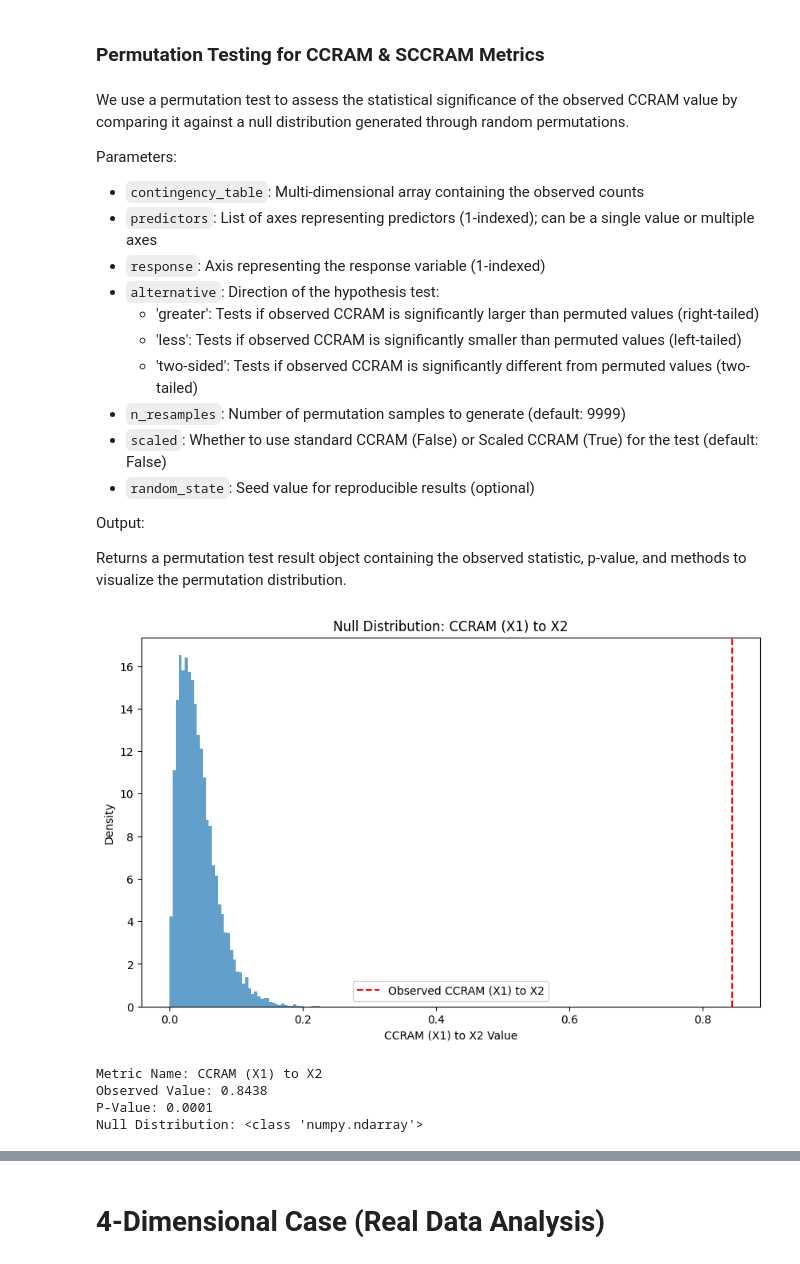
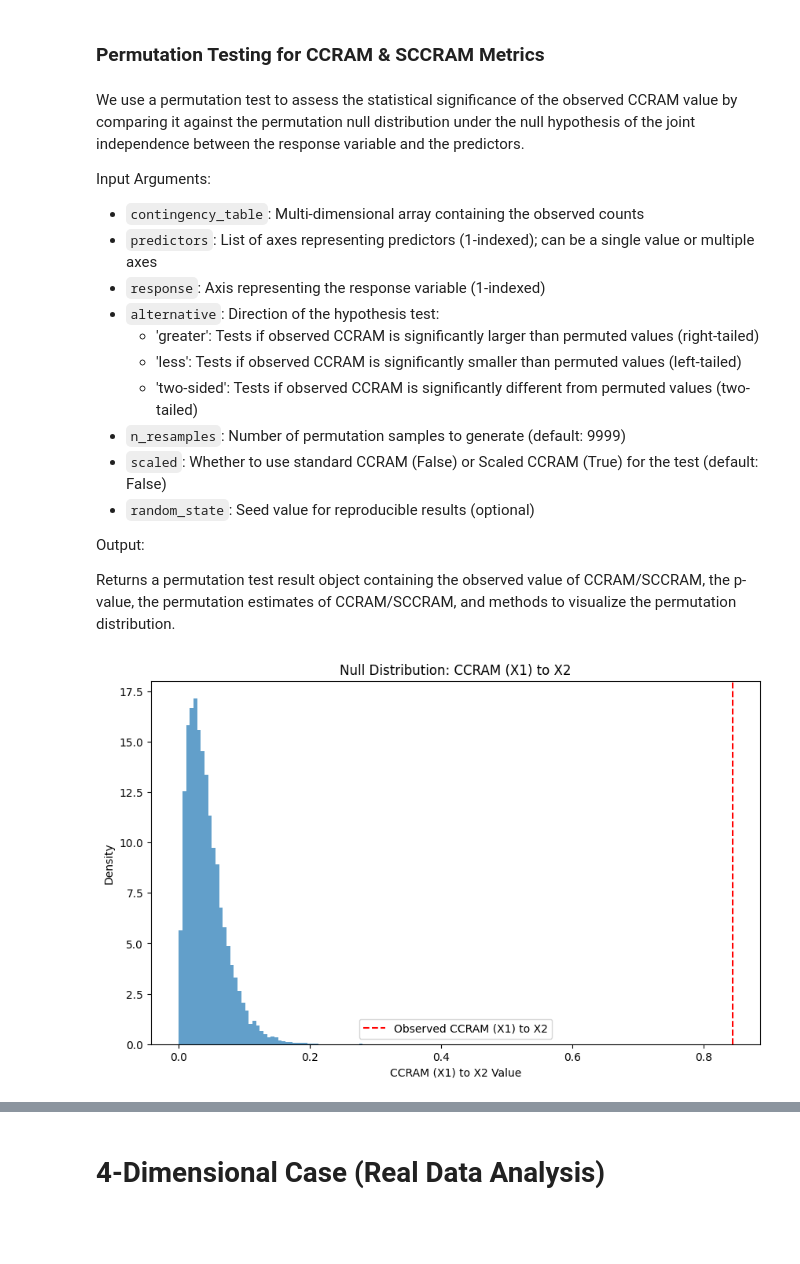
Before and after one commit to DhyeyMavani2003/ccrvam, a Jupyter notebook: examples/jupyter/02_StatSim_Generic_Bootstrapping_and_Permutation_Tests_Usage_Demonstration.ipynb, the cells around one changed output, grey strips where cells are left out. Cells and saved outputs as stored; diff of their text form; code cells hidden in the pictures; blank space fills up the shorter version.

```diff
--- a/examples/jupyter/02_StatSim_Generic_Bootstrapping_and_Permutation_Tests_Usage_Demonstration.ipynb
+++ b/examples/jupyter/02_StatSim_Generic_Bootstrapping_and_Permutation_Tests_Usage_Demonstration.ipynb
@@ -171,9 +224,9 @@ prediction_matrix.plot_prediction_heatmap(show_values=True)
 # %% [markdown]
 ### Permutation Testing for CCRAM & SCCRAM Metrics
 # %% [markdown]
-We use a permutation test to assess the statistical significance of the observed CCRAM value by comparing it against a null distribution generated through random permutations.
+We use a permutation test to assess the statistical significance of the observed CCRAM value by comparing it against the permutation null distribution under the null hypothesis of the joint independence between the response variable and the predictors.
 
-Parameters:
+Input Arguments:
 
 - `contingency_table`: Multi-dimensional array containing the observed counts
 - `predictors`: List of axes representing predictors (1-indexed); can be a single value or multiple axes
@@ -188,24 +241,15 @@ Parameters:
 
 Output:
 
-Returns a permutation test result object containing the observed statistic, p-value, and methods to visualize the permutation distribution.
+Returns a permutation test result object containing the observed value of CCRAM/SCCRAM, the p-value, the permutation estimates of CCRAM/SCCRAM, and methods to visualize the permutation distribution.
 # %%
 perm_result = permutation_test_ccram(
     contingency_table,
     predictors=[1],
     response=2,
+    scaled=False,
     alternative='greater',
     n_resamples=9999
 )
 # %% [output]
-[figure, old version]
+[figure, new version]
-# %%
-print(f"Metric Name: {perm_result.metric_name}")
-print(f"Observed Value: {perm_result.observed_value:.4f}")
-print(f"P-Value: {perm_result.p_value:.4f}")
-print(f"Null Distribution: {type(perm_result.null_distribution)}")
-# %% [output]
-Metric Name: CCRAM (X1) to X2
-Observed Value: 0.8438
-P-Value: 0.0001
-Null Distribution: <class 'numpy.ndarray'>
```
Also changed, not shown: parts of 34 cells of this notebook, 4 other files.
